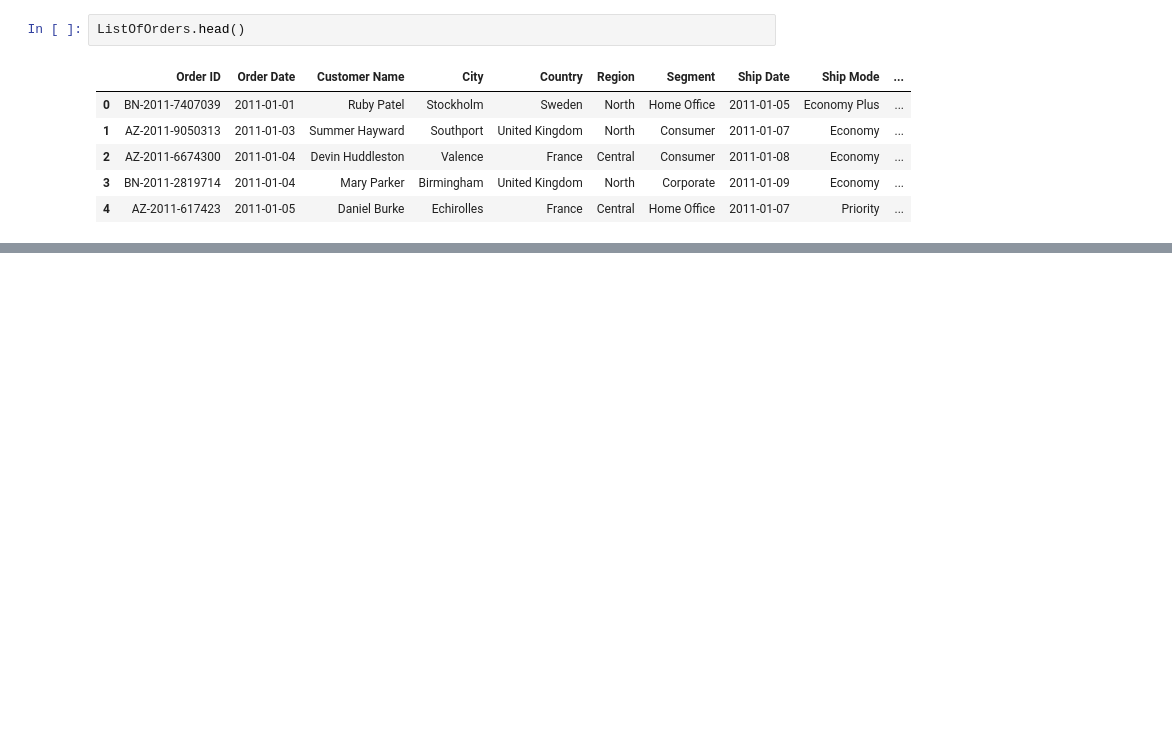
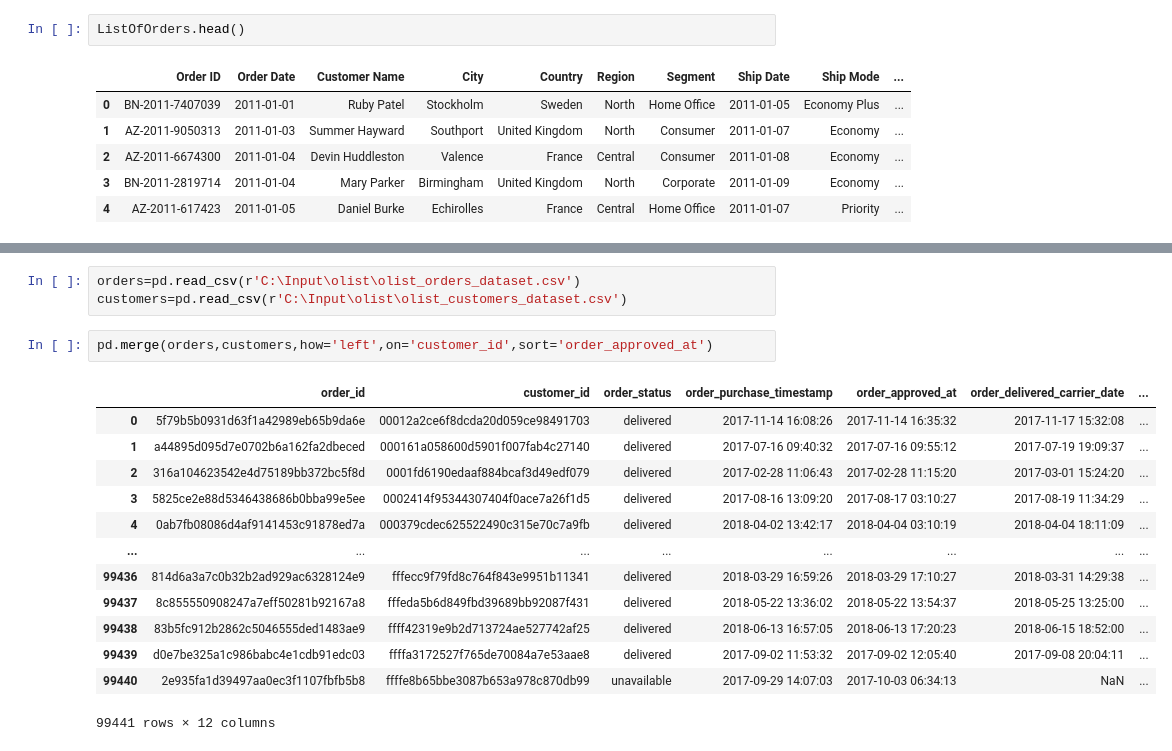
Before and after one commit to vmose/Python_Notebooks, a Jupyter notebook: My_Notebook_Pandas.ipynb, the cells around one changed output, grey strips where cells are left out. Saved outputs shown, nothing was run; the diff lists cells and outputs as text; blank space fills up the shorter version.

```diff
--- a/My_Notebook_Pandas.ipynb
+++ b/My_Notebook_Pandas.ipynb
@@ -183,0 +214,19 @@ ListOfOrders.head()
+# %%
+orders=pd.read_csv(r'C:\Input\olist\olist_orders_dataset.csv')
+customers=pd.read_csv(r'C:\Input\olist\olist_customers_dataset.csv')
+# %%
+pd.merge(orders,customers,how='left',on='customer_id',sort='order_approved_at')
+# %% [output]
+|  | order_id | customer_id | order_status | order_purchase_timestamp | order_approved_at | order_delivered_carrier_date | ... |
+| 0 | 5f79b5b0931d63f1a42989eb65b9da6e | 00012a2ce6f8dcda20d059ce98491703 | delivered | 2017-11-14 16:08:26 | 2017-11-14 16:35:32 | 2017-11-17 15:32:08 | ... |
+| 1 | a44895d095d7e0702b6a162fa2dbeced | 000161a058600d5901f007fab4c27140 | delivered | 2017-07-16 09:40:32 | 2017-07-16 09:55:12 | 2017-07-19 19:09:37 | ... |
+| 2 | 316a104623542e4d75189bb372bc5f8d | 0001fd6190edaaf884bcaf3d49edf079 | delivered | 2017-02-28 11:06:43 | 2017-02-28 11:15:20 | 2017-03-01 15:24:20 | ... |
+| 3 | 5825ce2e88d5346438686b0bba99e5ee | 0002414f95344307404f0ace7a26f1d5 | delivered | 2017-08-16 13:09:20 | 2017-08-17 03:10:27 | 2017-08-19 11:34:29 | ... |
+| 4 | 0ab7fb08086d4af9141453c91878ed7a | 000379cdec625522490c315e70c7a9fb | delivered | 2018-04-02 13:42:17 | 2018-04-04 03:10:19 | 2018-04-04 18:11:09 | ... |
+| ... | ... | ... | ... | ... | ... | ... | ... |
+| 99436 | 814d6a3a7c0b32b2ad929ac6328124e9 | fffecc9f79fd8c764f843e9951b11341 | delivered | 2018-03-29 16:59:26 | 2018-03-29 17:10:27 | 2018-03-31 14:29:38 | ... |
+| 99437 | 8c855550908247a7eff50281b92167a8 | fffeda5b6d849fbd39689bb92087f431 | delivered | 2018-05-22 13:36:02 | 2018-05-22 13:54:37 | 2018-05-25 13:25:00 | ... |
+| 99438 | 83b5fc912b2862c5046555ded1483ae9 | ffff42319e9b2d713724ae527742af25 | delivered | 2018-06-13 16:57:05 | 2018-06-13 17:20:23 | 2018-06-15 18:52:00 | ... |
+| 99439 | d0e7be325a1c986babc4e1cdb91edc03 | ffffa3172527f765de70084a7e53aae8 | delivered | 2017-09-02 11:53:32 | 2017-09-02 12:05:40 | 2017-09-08 20:04:11 | ... |
+| 99440 | 2e935fa1d39497aa0ec3f1107fbfb5b8 | ffffe8b65bbe3087b653a978c870db99 | unavailable | 2017-09-29 14:07:03 | 2017-10-03 06:34:13 | NaN | ... |
+99441 rows × 12 columns
```
Also changed, not shown: parts of 2 cells of this notebook.
